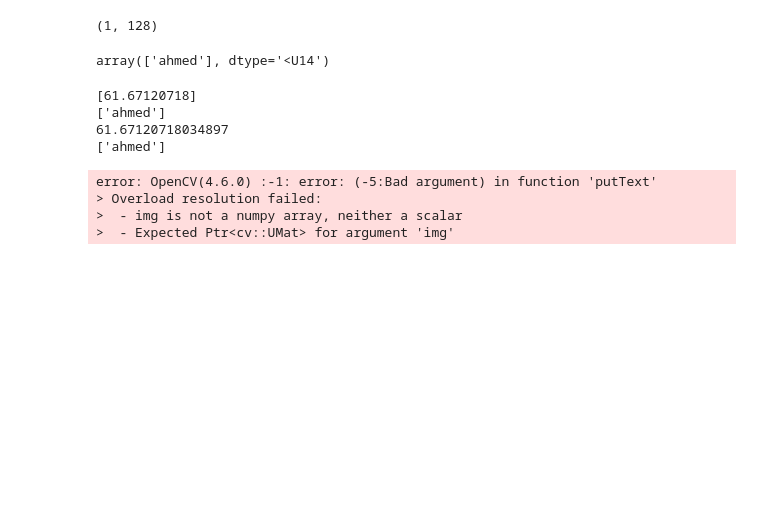
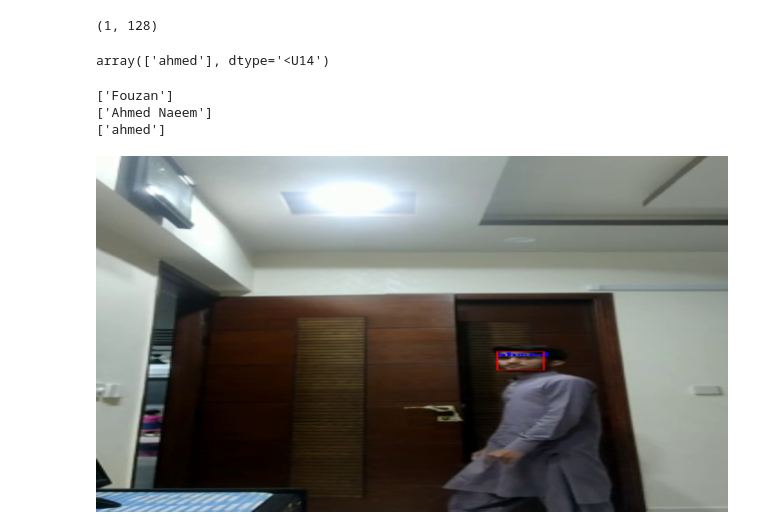
Before and after one commit to AhmedAshraf982/FRiV, a Jupyter notebook: full-pipeline.ipynb, the cells around one changed output. Saved outputs shown, nothing was run; the diff lists cells and outputs as text; code cells hidden in the pictures; blank space fills up the shorter version.

Commit message:
testing on video

```diff
--- a/full-pipeline.ipynb
+++ b/full-pipeline.ipynb
@@ -258,10 +267,10 @@ import pickle
 filename = 'finalized_model.sav'
 pickle.dump(model, open(filename, 'wb'))
 
-# load the model from disk
-loaded_model = pickle.load(open(filename, 'rb'))
-class_ = loaded_model.predict([trainX[95]])
-yhat_prob = loaded_model.predict_proba([trainX[95]])
-cl = class_[0]
-cla_prob = yhat_prob[0, class_]*100
-cla_prob, cl, yhat_prob
+# # load the model from disk
+# loaded_model = pickle.load(open(filename, 'rb'))
+# class_ = loaded_model.predict([trainX[95]])
+# yhat_prob = loaded_model.predict_proba([trainX[95]])
+# cl = class_[0]
+# cla_prob = yhat_prob[0, class_]*100
+# cla_prob, cl, yhat_prob
@@ -389,11 +396,6 @@ def run(filename, required_size=(160,160)):
 # %%
-run("testing_data/ahmed1.jpeg")
+run("testing_data/friends.jpeg")
 # %% [output]
-[61.67120718]
+['Fouzan']
+['Ahmed Naeem']
 ['ahmed']
-61.67120718034897
-['ahmed']
-error: OpenCV(4.6.0) :-1: error: (-5:Bad argument) in function 'putText'
-> Overload resolution failed:
->  - img is not a numpy array, neither a scalar
->  - Expected Ptr<cv::UMat> for argument 'img'
@@ -417,0 +452,12 @@ img.shape
+# %%
+from IPython import display
+d = display.display(frames_tracked[0], display_id=True)
+i = 1
+try:
+    while True:
+        d.update(frames_tracked[i % len(frames_tracked)])
+        i += 1
+except KeyboardInterrupt:
+    pass
+# %% [output]
+[figure, added]
```
Also changed, not shown: parts of 21 cells of this notebook, 9 other files.
